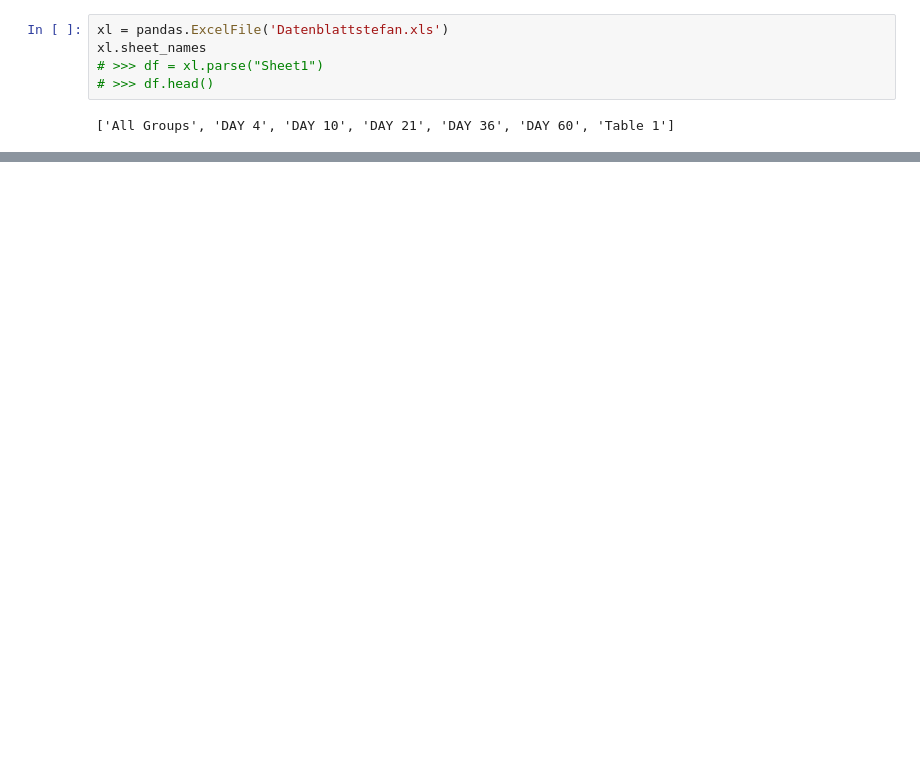
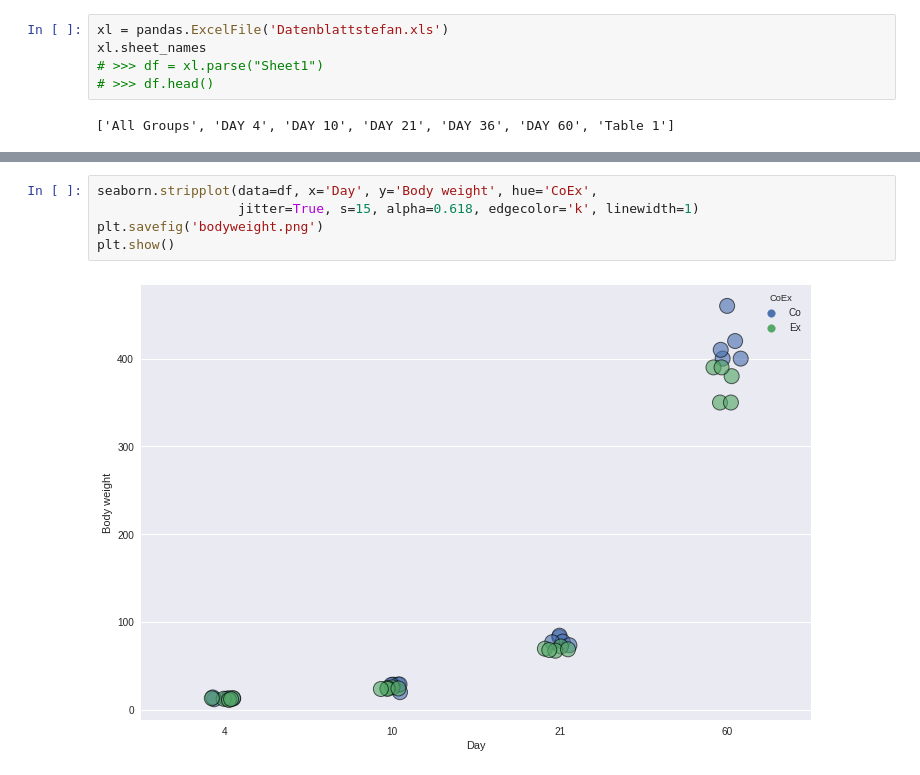
Before and after one commit to habi/acinar-analysis, a Jupyter notebook: Load Datenblatt Stefan.ipynb, the cells around one changed output, grey strips where cells are left out. Saved outputs shown, nothing was run; the diff lists cells and outputs as text; blank space fills up the shorter version.

```diff
--- a/Load Datenblatt Stefan.ipynb
+++ b/Load Datenblatt Stefan.ipynb
@@ -156,0 +111,7 @@ plt.show()
+# %%
+seaborn.stripplot(data=df, x='Day', y='Body weight', hue='CoEx',
+                  jitter=True, s=15, alpha=0.618, edgecolor='k', linewidth=1)
+plt.savefig('bodyweight.png')
+plt.show()
+# %% [output]
+[figure, added]
```
Also changed, not shown: parts of 19 cells of this notebook.
